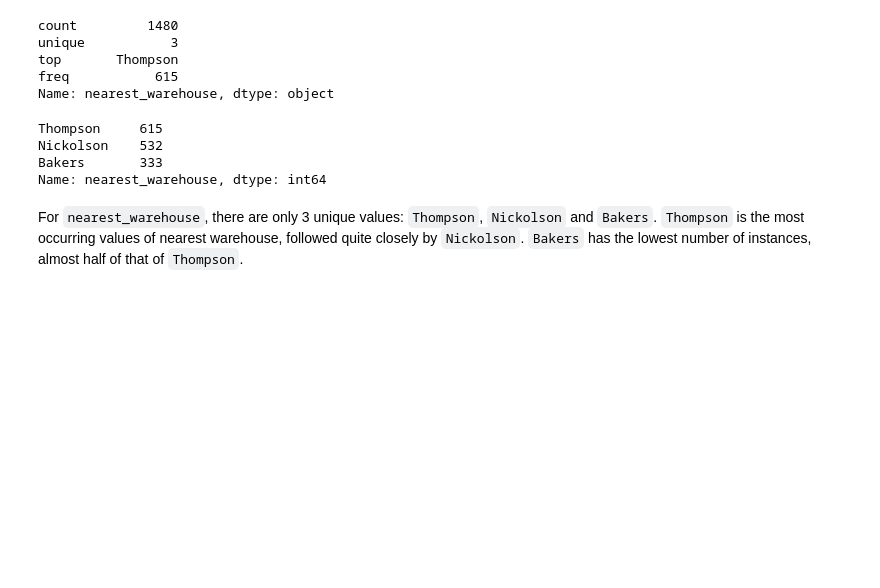
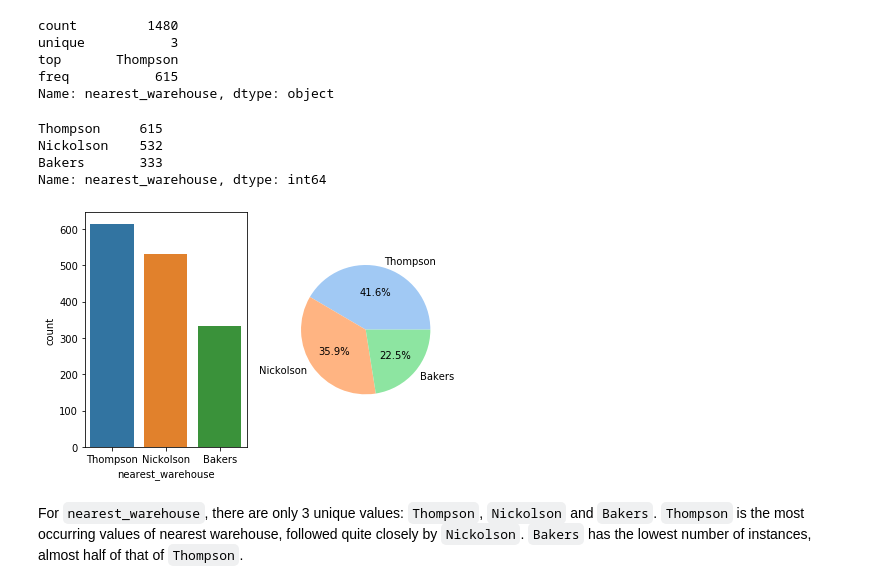
Before and after one commit to DanielTranDS/TransactionalRetailData-Wrangling-EDA, a Jupyter notebook: TransactionalRetail_Codes.ipynb, the cells around one changed output. Cells and saved outputs as stored; diff of their text form; code cells hidden in the pictures; blank space fills up the shorter version.

Commit message:
Add visualization for univariate analysis of qualitative variables

```diff
--- a/TransactionalRetail_Codes.ipynb
+++ b/TransactionalRetail_Codes.ipynb
@@ -1968,6 +1970,18 @@ Thompson     615
 Nickolson    532
 Bakers       333
 Name: nearest_warehouse, dtype: int64
+# %%
+plt.subplot(1, 2, 1)
+sns.countplot(df['nearest_warehouse'])
+
+plt.subplot(1, 2, 2)
+plt.pie(x=[i/sum(list(df['nearest_warehouse'].value_counts())) for i in list(df['nearest_warehouse'].value_counts())],
+        labels=list(df['nearest_warehouse'].unique()),
+        colors=sns.color_palette('pastel')[:3],autopct="%.1f%%")
+plt.tight_layout()
+plt.show()
+# %% [output]
+[figure, added]
 # %% [markdown]
 For `nearest_warehouse`, there are only 3 unique values: `Thompson`, `Nickolson` and `Bakers`. `Thompson` is the most occurring values of nearest warehouse, followed quite closely by `Nickolson`. `Bakers` has the lowest number of instances, almost half of that of `Thompson`.
 # %%
```
Also changed, not shown: parts of 5 cells of this notebook.
